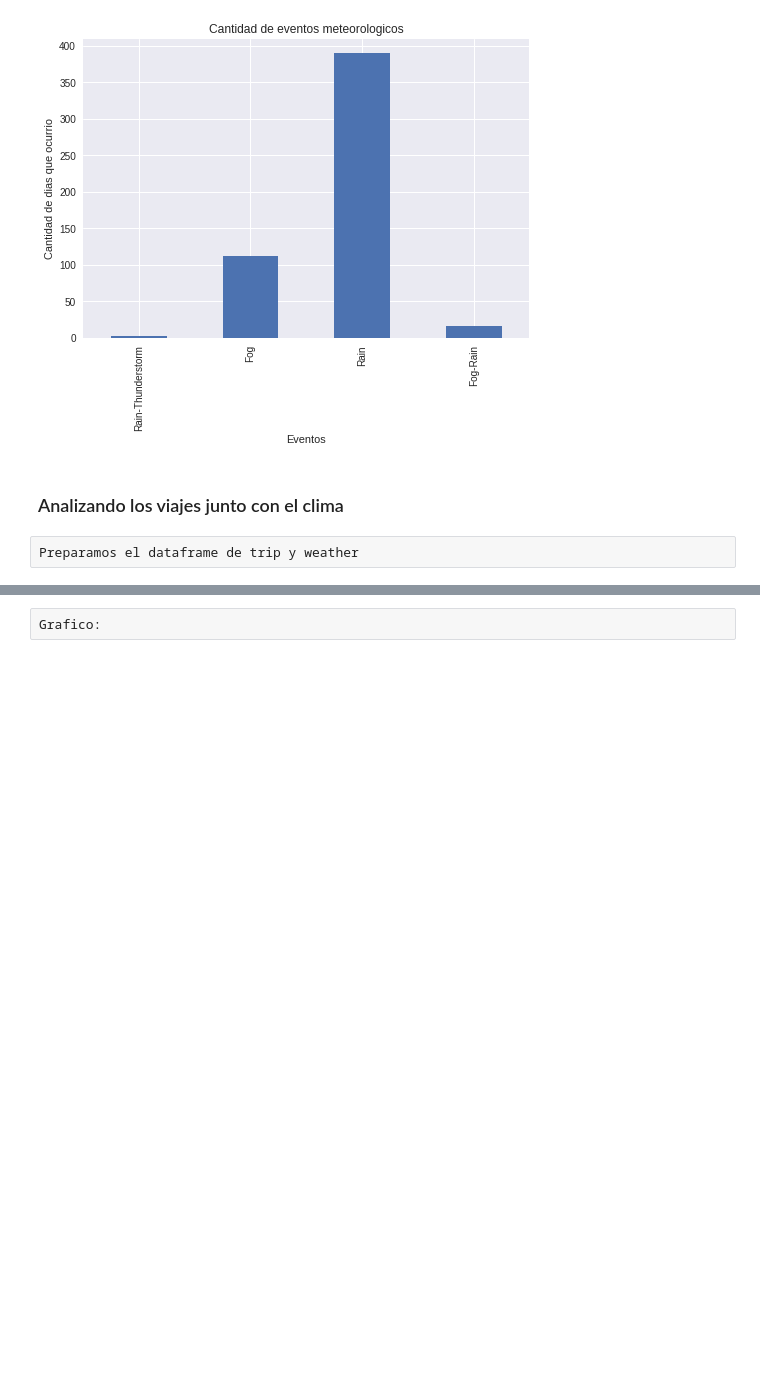
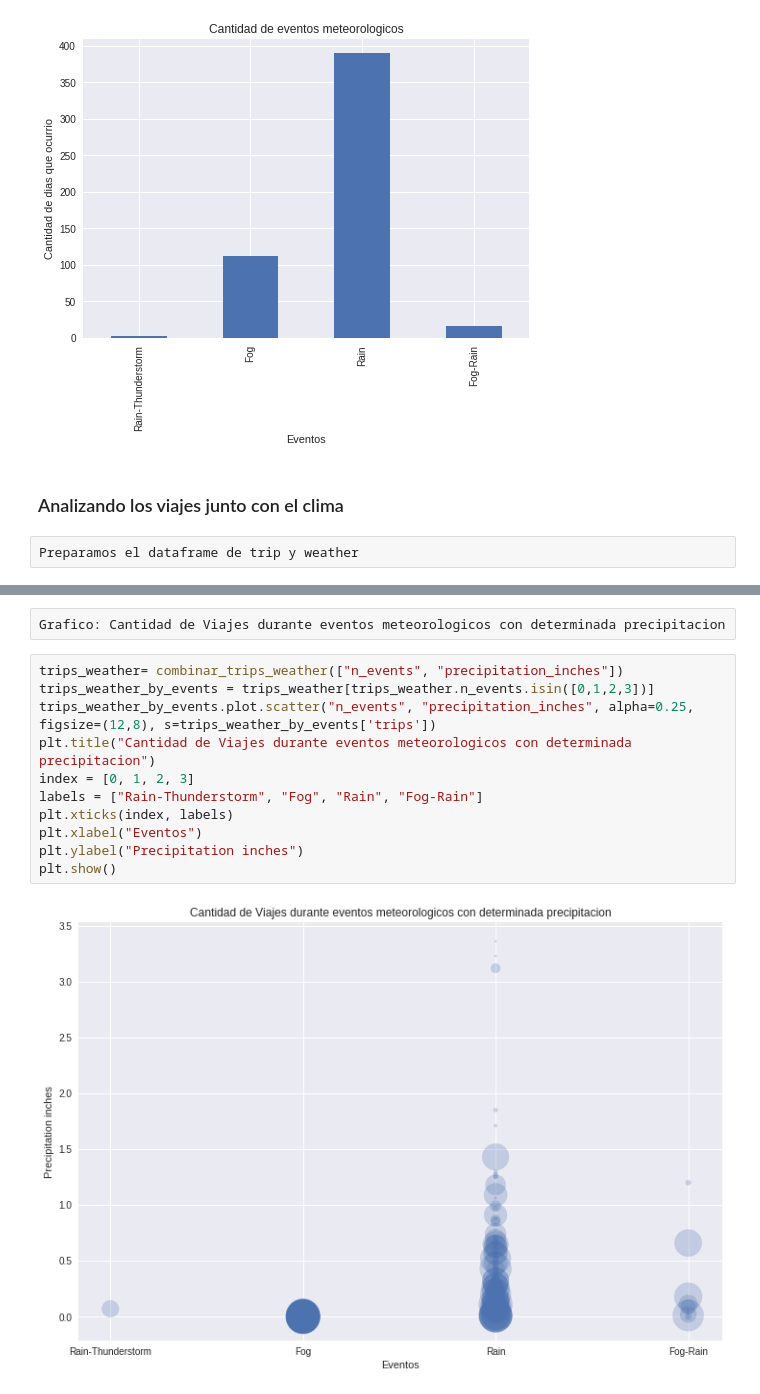
Before and after one commit to rodrividal/tpdatos, a Jupyter notebook: sf-bay-area-bike-share-analisis-exploratorio.ipynb, the cells around one changed output, grey strips where cells are left out. Saved outputs shown, nothing was run; the diff lists cells and outputs as text; blank space fills up the shorter version.

```diff
--- a/sf-bay-area-bike-share-analisis-exploratorio.ipynb
+++ b/sf-bay-area-bike-share-analisis-exploratorio.ipynb
@@ -302,2 +305,15 @@ def combinar_trips_weather():
-# %%
-Grafico:
+# %%
+Grafico: Cantidad de Viajes durante eventos meteorologicos con determinada precipitacion
+# %%
+trips_weather= combinar_trips_weather(["n_events", "precipitation_inches"])
+trips_weather_by_events = trips_weather[trips_weather.n_events.isin([0,1,2,3])]
+trips_weather_by_events.plot.scatter("n_events", "precipitation_inches", alpha=0.25, figsize=(12,8), s=trips_weather_by_events['trips'])
+plt.title("Cantidad de Viajes durante eventos meteorologicos con determinada precipitacion")
+index = [0, 1, 2, 3]
+labels = ["Rain-Thunderstorm", "Fog", "Rain", "Fog-Rain"]
+plt.xticks(index, labels)
+plt.xlabel("Eventos")
+plt.ylabel("Precipitation inches")
+plt.show()
+# %% [output]
+[figure, added]
```
Also changed, not shown: parts of 1 cell of this notebook.
